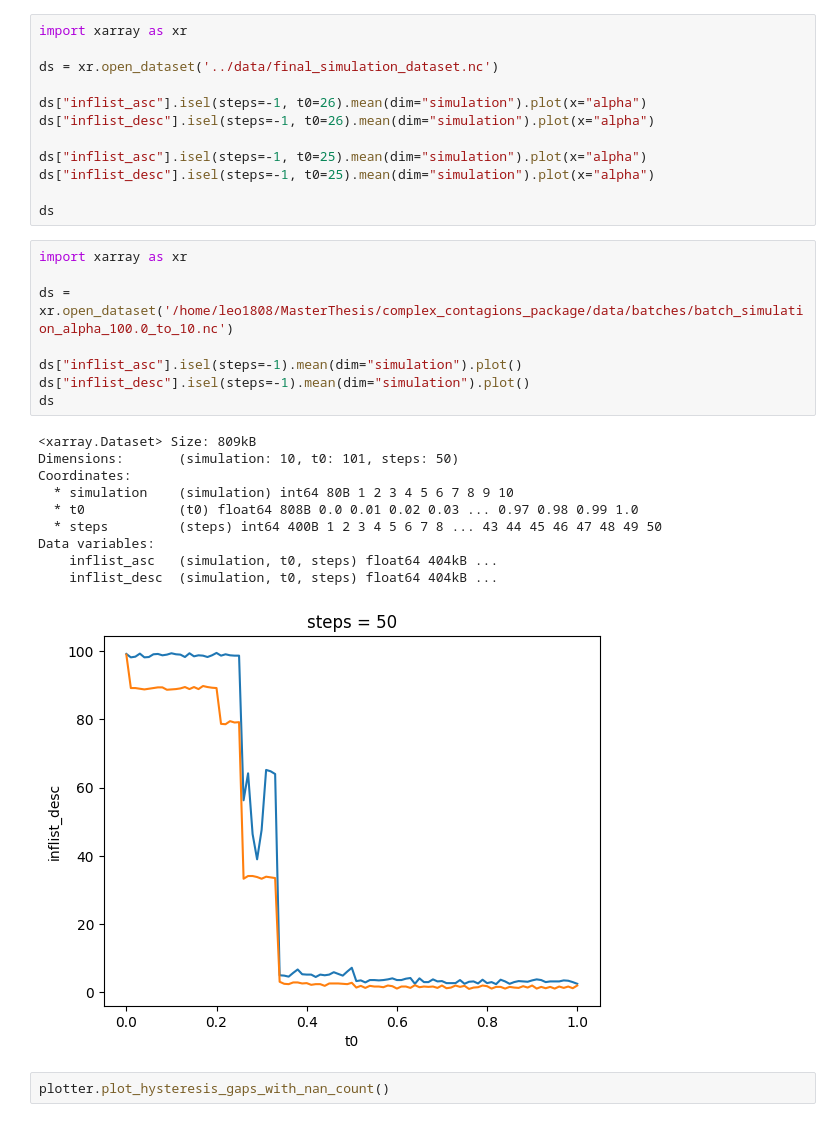
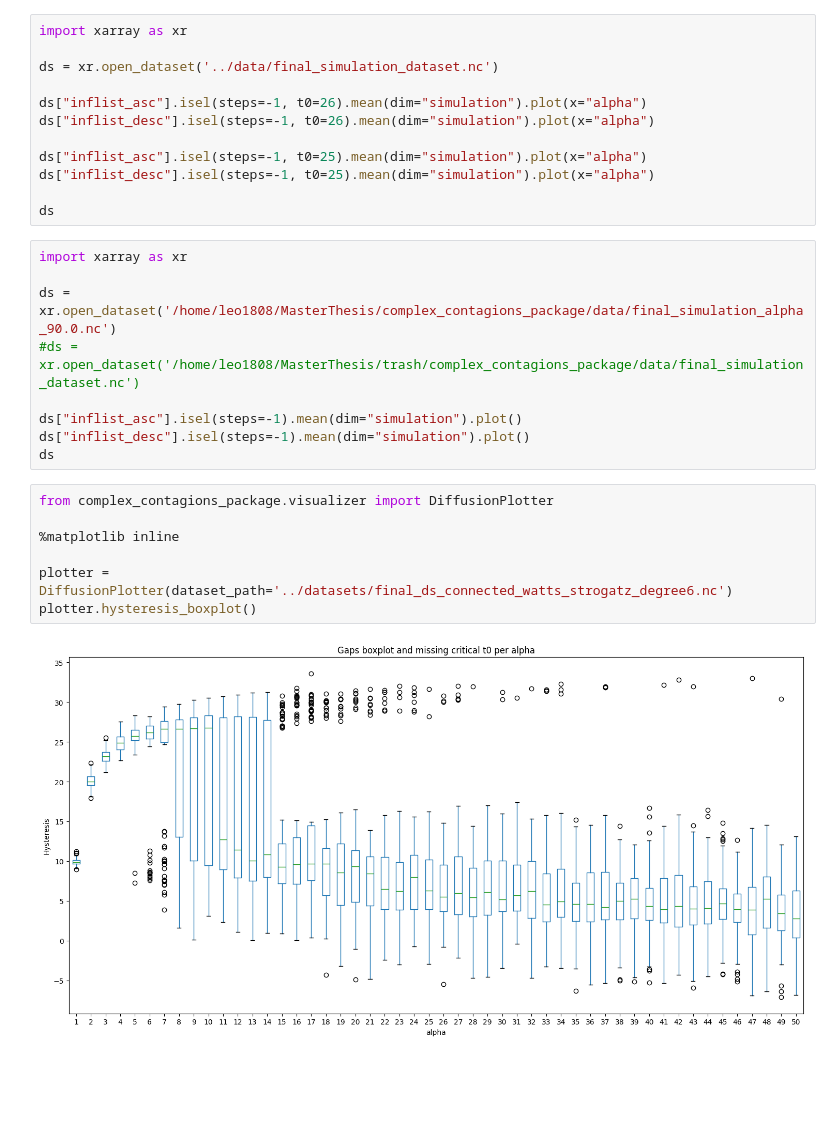
Before and after one commit to Leo1898/complex_contagions_package, a Jupyter notebook: notebooks/visualization.ipynb, the cells around one changed output. Cells and saved outputs as stored; diff of their text form; blank space fills up the shorter version.

Commit message:
defining hysteresis as difference between integral of inflist_asc and inflist_desc, boxplottinghysteresis distribution against alpha

```diff
--- a/notebooks/visualization.ipynb
+++ b/notebooks/visualization.ipynb
@@ -24,21 +28,18 @@ ds
 # %%
 import xarray as xr
 
-ds = xr.open_dataset('/home/leo1808/MasterThesis/complex_contagions_package/data/batches/batch_simulation_alpha_100.0_to_10.nc')
+ds = xr.open_dataset('/home/leo1808/MasterThesis/complex_contagions_package/data/final_simulation_alpha_90.0.nc')
+#ds = xr.open_dataset('/home/leo1808/MasterThesis/trash/complex_contagions_package/data/final_simulation_dataset.nc')
 
 ds["inflist_asc"].isel(steps=-1).mean(dim="simulation").plot()
 ds["inflist_desc"].isel(steps=-1).mean(dim="simulation").plot()
 ds
-# %% [output]
-<xarray.Dataset> Size: 809kB
-Dimensions:       (simulation: 10, t0: 101, steps: 50)
-Coordinates:
-  * simulation    (simulation) int64 80B 1 2 3 4 5 6 7 8 9 10
-  * t0            (t0) float64 808B 0.0 0.01 0.02 0.03 ... 0.97 0.98 0.99 1.0
-  * steps         (steps) int64 400B 1 2 3 4 5 6 7 8 ... 43 44 45 46 47 48 49 50
-Data variables:
-    inflist_asc   (simulation, t0, steps) float64 404kB ...
-    inflist_desc  (simulation, t0, steps) float64 404kB ...
-[figure, removed]
 # %%
-plotter.plot_hysteresis_gaps_with_nan_count()
+from complex_contagions_package.visualizer import DiffusionPlotter
+
+%matplotlib inline
+
+plotter = DiffusionPlotter(dataset_path='../datasets/final_ds_connected_watts_strogatz_degree6.nc')
+plotter.hysteresis_boxplot()
+# %% [output]
+[figure, added]
```
Also changed, not shown: parts of 1 cell of this notebook, 3 other files.
